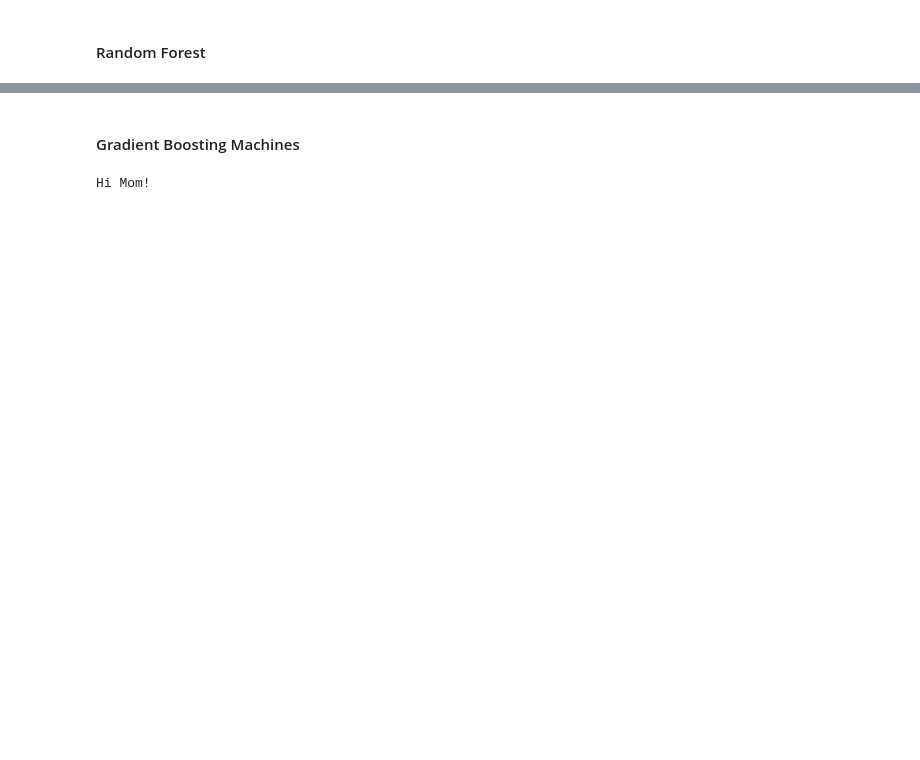
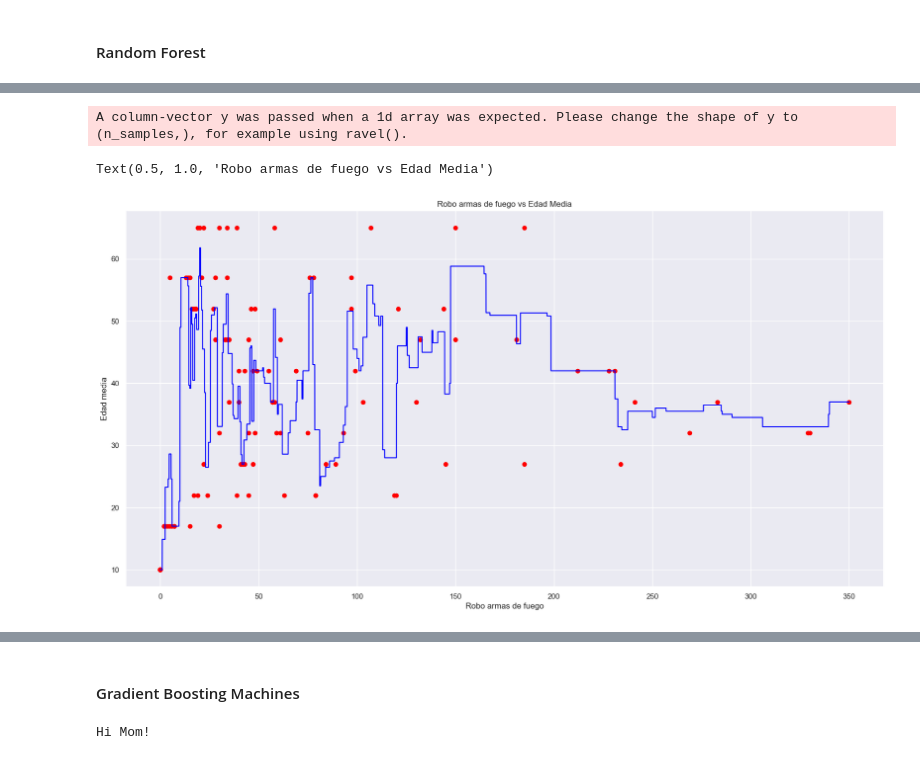
Before and after one commit to andresdlRoca/Data_Mining_Project-UVG-2023, a Jupyter notebook: main.ipynb, the cells around one changed output, grey strips where cells are left out. Cells and saved outputs as stored; diff of their text form; code cells hidden in the pictures; blank space fills up the shorter version.

Commit message:
Modelo de Random Forest - Predicciones de edades vs cantidad de robos

```diff
--- a/main.ipynb
+++ b/main.ipynb
@@ -501,0 +392,19 @@ Hi Mom!
+# %%
+X = datageneral.iloc[:, 4].values # Robo armas de fuego
+
+y = datageneral.iloc[:, 1].values # Edad media
+
+regresor = RandomForestRegressor(n_estimators=10, random_state=0)
+regresor.fit(X.reshape(-1, 1),y.reshape(-1, 1))
+
+X_malla = np.arange(min(X), max(X), 0.01)
+X_malla = X_malla.reshape((len(X_malla), 1))
+plt.scatter(X, y, color = 'red')
+plt.plot(X_malla, regresor.predict(X_malla), color = 'blue')
+plt.xlabel('Robo con armas de fuego')
+plt.ylabel('Edad media')
+plt.title('Robo con armas de fuego vs Edad Media')
+# %% [output]
+A column-vector y was passed when a 1d array was expected. Please change the shape of y to (n_samples,), for example using ravel().
+Text(0.5, 1.0, 'Robo armas de fuego vs Edad Media')
+[figure, added]
```
Also changed, not shown: parts of 30 cells of this notebook.
